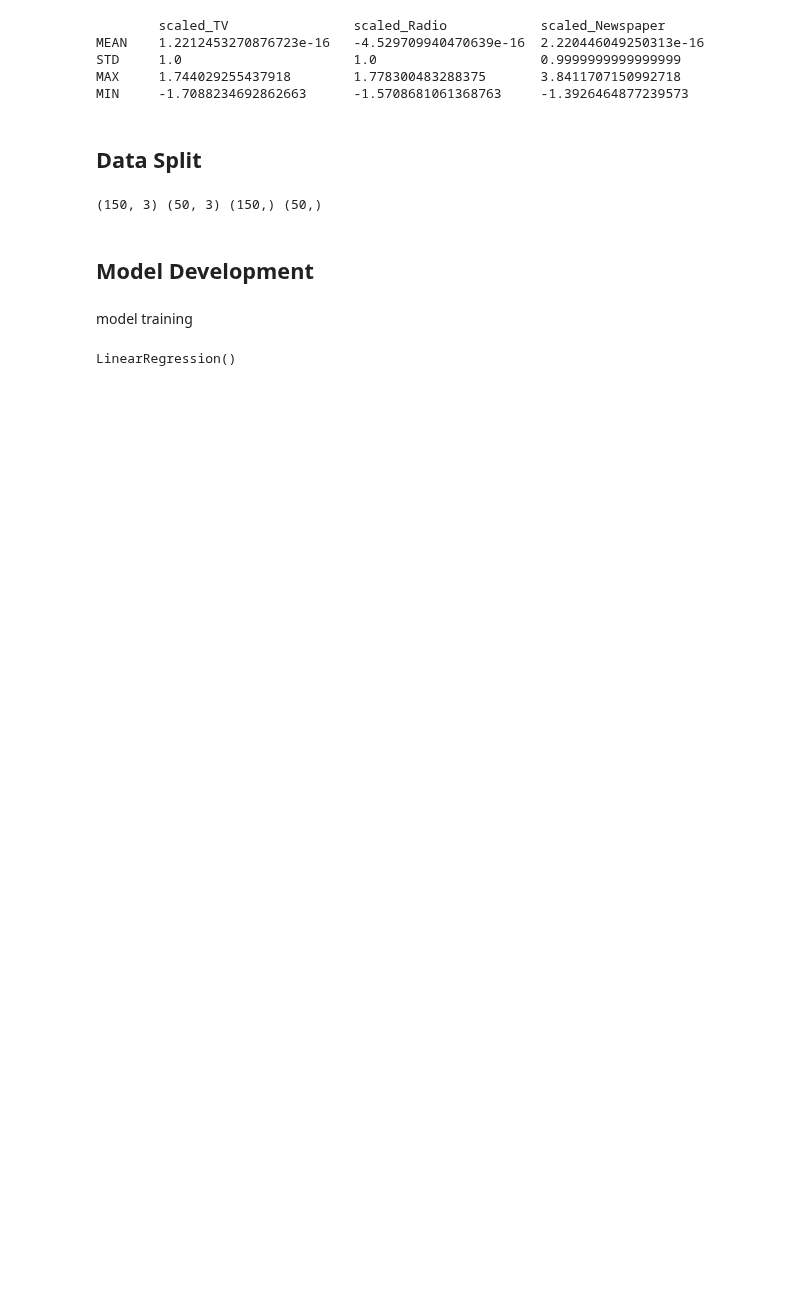
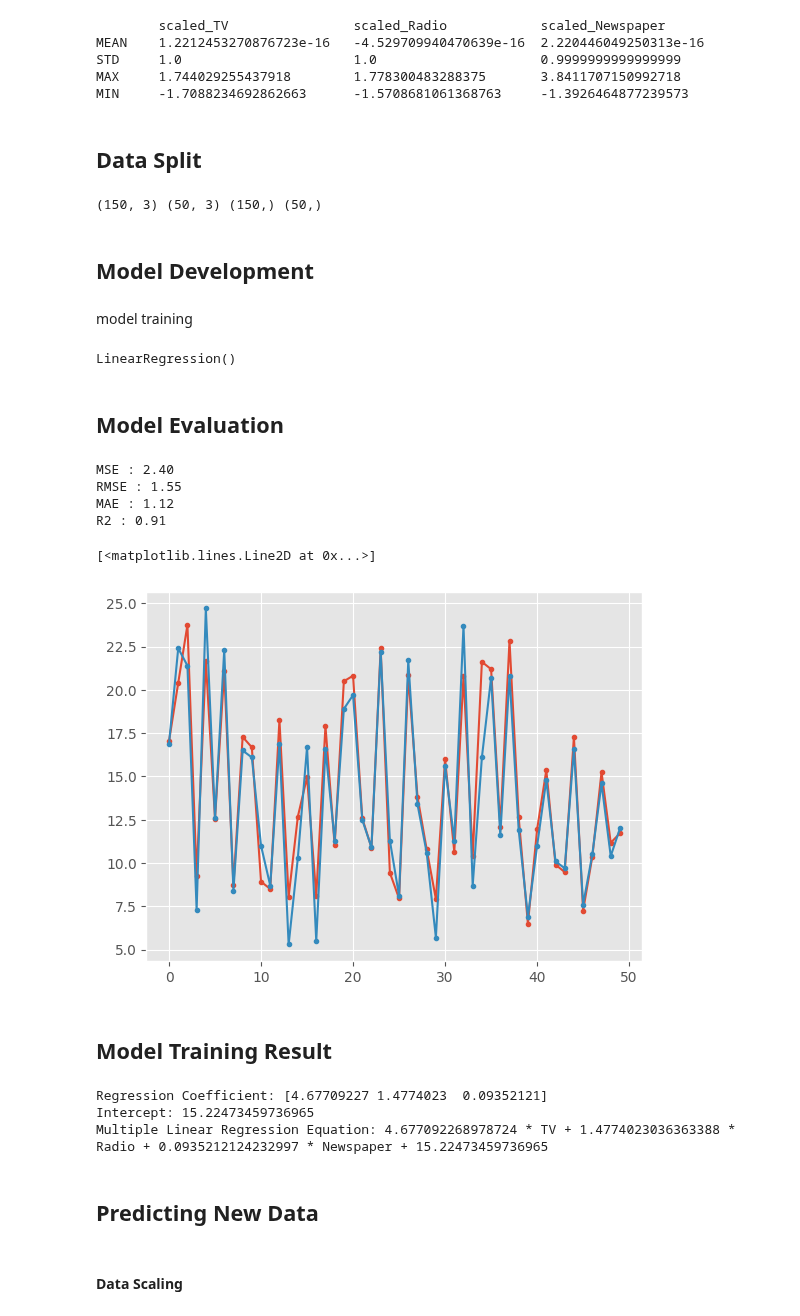
Before and after one commit to BrianK64/Microsoft_AI_School, a Jupyter notebook: Machine_Learning/Ad_Sales_Analysis.ipynb, the cells around one changed output. Drawn from its saved outputs; the diff is of its cells as text; code cells hidden in the pictures; blank space fills up the shorter version.

Commit message:
Multiple Linear Regression: Predicting Sales from New Data

```diff
--- a/Machine_Learning/Ad_Sales_Analysis.ipynb
+++ b/Machine_Learning/Ad_Sales_Analysis.ipynb
@@ -365,3 +365,5 @@ model training
 lr2.fit(X_train, y_train)
 # %% [output]
 LinearRegression()
+# %% [markdown]
+## Model Evaluation
@@ -367,0 +372,39 @@ LinearRegression()
+# %%
+pred = lr2.predict(X_test)
+# %%
+mse = mean_squared_error(y_test, pred)
+rmse = root_mean_squared_error(y_test, pred)
+mae = mean_absolute_error(y_test, pred)
+r2 = r2_score(y_test, pred)
+
+print(f"MSE : {mse:.2f}")
+print(f"RMSE : {rmse:.2f}")
+print(f"MAE : {mae:.2f}")
+print(f"R2 : {r2:.2f}")
+# %% [output]
+MSE : 2.40
+RMSE : 1.55
+MAE : 1.12
+R2 : 0.91
+# %%
+plt.plot(pred, marker = ".", label = "Predicted")
+plt.plot(np.array(y_test), marker = ".", label = "Actual")
+# %% [output]
+[<matplotlib.lines.Line2D at 0x...>]
+[figure, added]
+# %% [markdown]
+## Model Training Result
+# %%
+w2 = lr2.coef_
+print(f"Regression Coefficient: {w2}")
+
+b2 = lr2.intercept_
+print(f"Intercept: {b2}")
+
+print(f"Multiple Linear Regression Equation: {w2[0]} * TV + {w2[1]} * Radio + {w2[2]} * Newspaper + {b2}")
+# %% [output]
+Regression Coefficient: [4.67709227 1.4774023  0.09352121]
+Intercept: 15.22473459736965
+Multiple Linear Regression Equation: 4.677092268978724 * TV + 1.4774023036363388 * Radio + 0.0935212124232997 * Newspaper + 15.22473459736965
+# %% [markdown]
+## Predicting New Data
@@ -367,0 +413,2 @@ LinearRegression()
+# %% [markdown]
+#### Data Scaling
```
Also changed, not shown: parts of 6 cells of this notebook.
